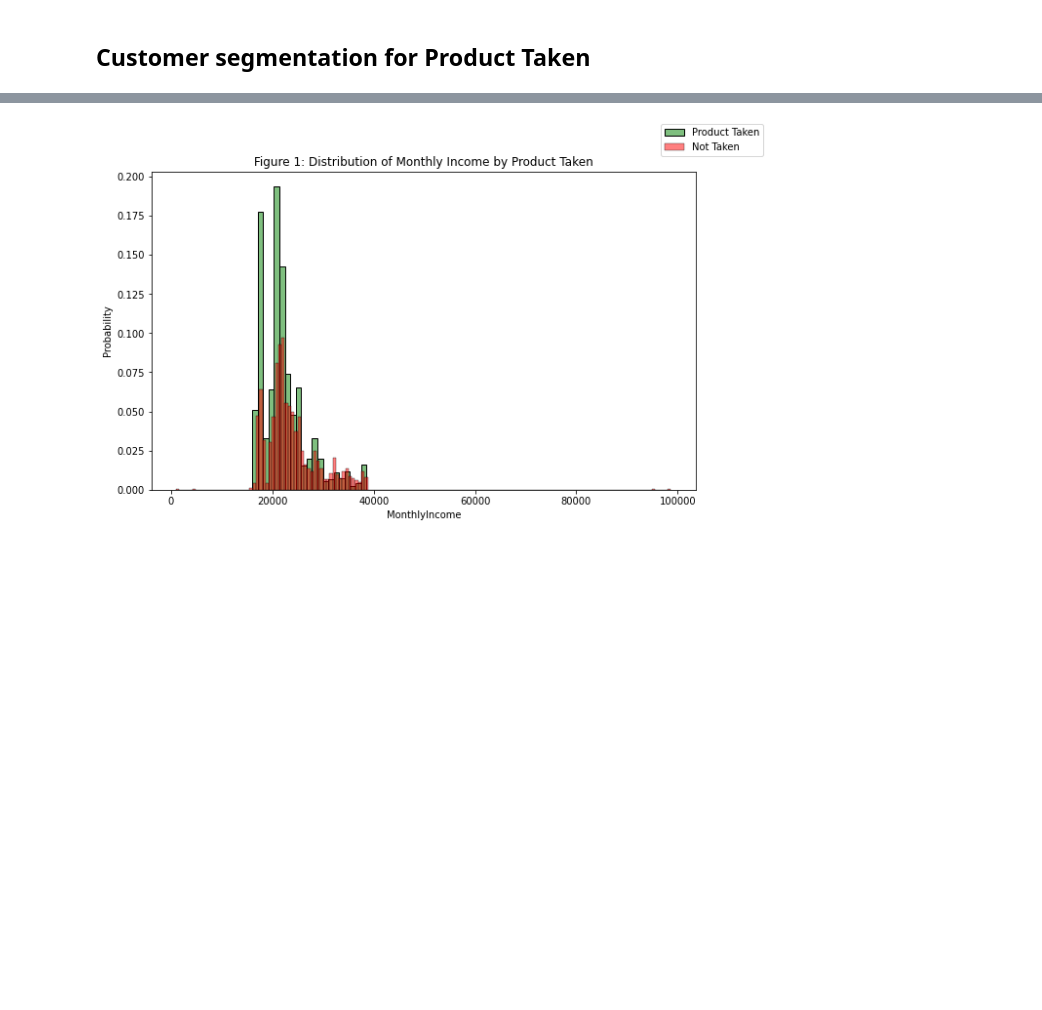
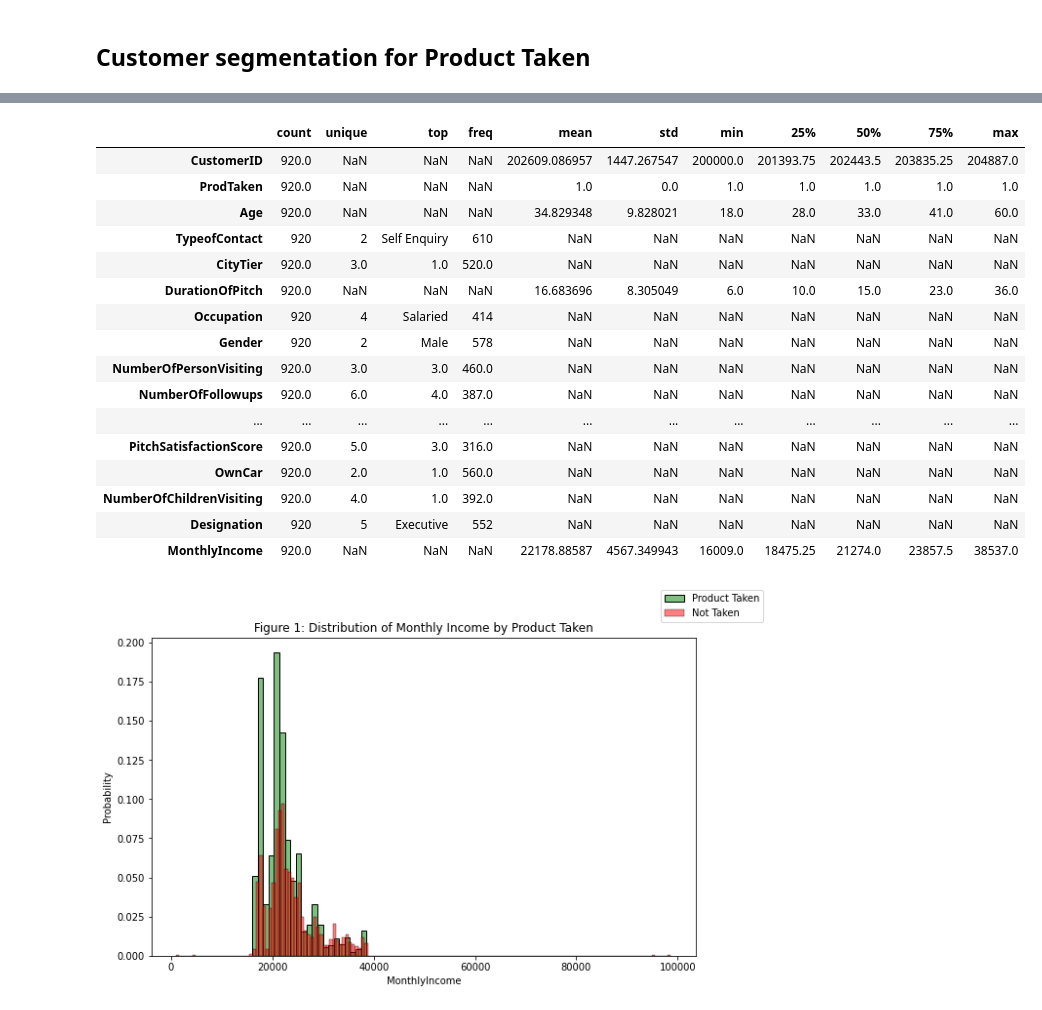
Before and after one commit to cfreeman22/TravelPackagePrediction, a Jupyter notebook: TravelPackagePurchasePrediction.ipynb, the cells around one changed output, grey strips where cells are left out. Cells and saved outputs as stored; diff of their text form; code cells hidden in the pictures; blank space fills up the shorter version.

```diff
--- a/TravelPackagePurchasePrediction.ipynb
+++ b/TravelPackagePurchasePrediction.ipynb
@@ -567,3 +585,23 @@ prod_not_taken = df[df.ProdTaken == 0]
+# %%
+prod_taken.describe(include='all').T
+# %% [output]
+|  | count | unique | top | freq | mean | std | min | 25% | 50% | 75% | max |
+| CustomerID | 920.0 | NaN | NaN | NaN | 202609.086957 | 1447.267547 | 200000.0 | 201393.75 | 202443.5 | 203835.25 | 204887.0 |
+| ProdTaken | 920.0 | NaN | NaN | NaN | 1.0 | 0.0 | 1.0 | 1.0 | 1.0 | 1.0 | 1.0 |
+| Age | 920.0 | NaN | NaN | NaN | 34.829348 | 9.828021 | 18.0 | 28.0 | 33.0 | 41.0 | 60.0 |
+| TypeofContact | 920 | 2 | Self Enquiry | 610 | NaN | NaN | NaN | NaN | NaN | NaN | NaN |
+| CityTier | 920.0 | 3.0 | 1.0 | 520.0 | NaN | NaN | NaN | NaN | NaN | NaN | NaN |
+| DurationOfPitch | 920.0 | NaN | NaN | NaN | 16.683696 | 8.305049 | 6.0 | 10.0 | 15.0 | 23.0 | 36.0 |
+| Occupation | 920 | 4 | Salaried | 414 | NaN | NaN | NaN | NaN | NaN | NaN | NaN |
+| Gender | 920 | 2 | Male | 578 | NaN | NaN | NaN | NaN | NaN | NaN | NaN |
+| NumberOfPersonVisiting | 920.0 | 3.0 | 3.0 | 460.0 | NaN | NaN | NaN | NaN | NaN | NaN | NaN |
+| NumberOfFollowups | 920.0 | 6.0 | 4.0 | 387.0 | NaN | NaN | NaN | NaN | NaN | NaN | NaN |
+| ... | ... | ... | ... | ... | ... | ... | ... | ... | ... | ... | ... |
+| PitchSatisfactionScore | 920.0 | 5.0 | 3.0 | 316.0 | NaN | NaN | NaN | NaN | NaN | NaN | NaN |
+| OwnCar | 920.0 | 2.0 | 1.0 | 560.0 | NaN | NaN | NaN | NaN | NaN | NaN | NaN |
+| NumberOfChildrenVisiting | 920.0 | 4.0 | 1.0 | 392.0 | NaN | NaN | NaN | NaN | NaN | NaN | NaN |
+| Designation | 920 | 5 | Executive | 552 | NaN | NaN | NaN | NaN | NaN | NaN | NaN |
+| MonthlyIncome | 920.0 | NaN | NaN | NaN | 22178.88587 | 4567.349943 | 16009.0 | 18475.25 | 21274.0 | 23857.5 | 38537.0 |
 # %%
 fig = plt.figure(figsize=(10,6))
 plt.title('Figure 1: Distribution of Monthly Income by Product Taken')
```
Also changed, not shown: parts of 5 cells of this notebook.
